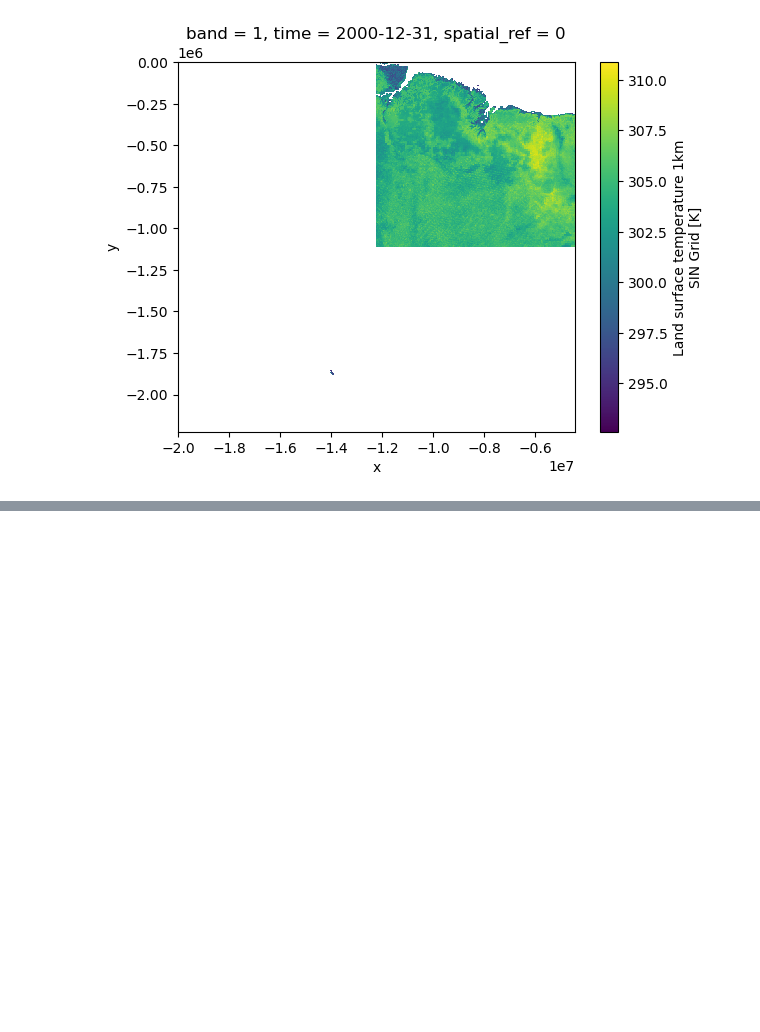
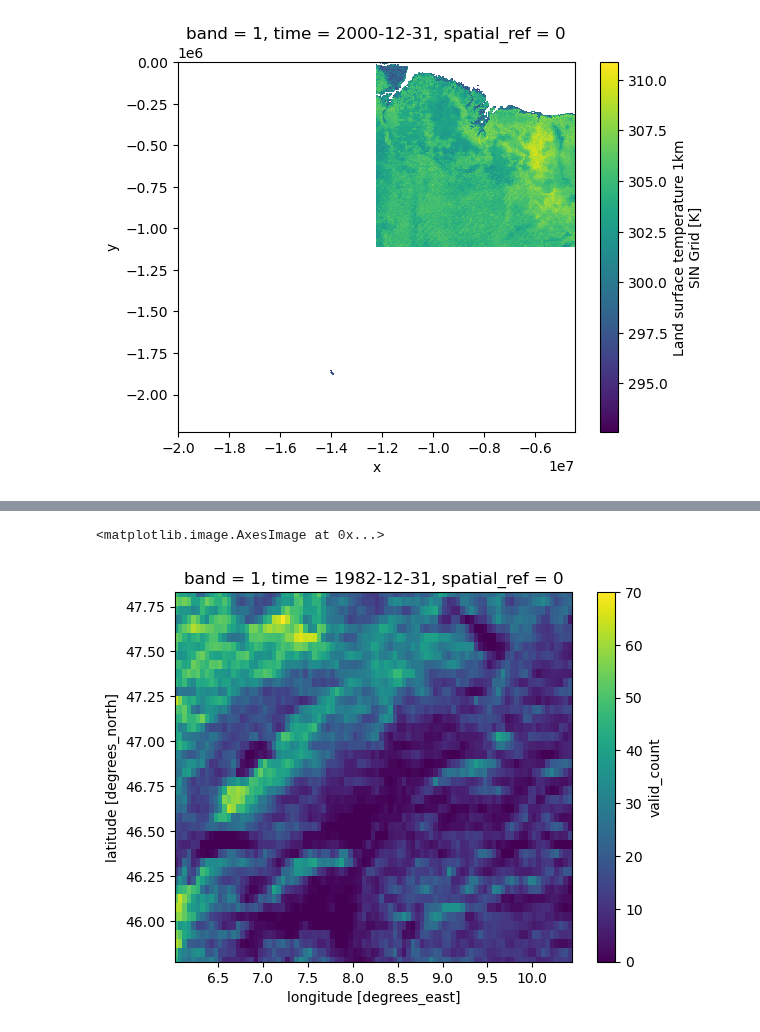
Before and after one commit to felixschulz385/growth-and-temperature, a Jupyter notebook: gnt/experiments/grid.ipynb, the cells around one changed output, grey strips where cells are left out. Cells and saved outputs as stored; diff of their text form; code cells hidden in the pictures; blank space fills up the shorter version.

```diff
--- a/gnt/experiments/grid.ipynb
+++ b/gnt/experiments/grid.ipynb
@@ -1143,0 +1212,2 @@ test_3.isel(time = 0, band = 0)["max"].plot.imshow()
+# %%
+test = xr.open_zarr("/scicore/home/meiera/schulz0022/projects/growth-and-temperature/data_nobackup/glass/LST/AVHRR/0.05D/processed/stage_2/avhrr_timeseries_reprojected.zarr", decode_coords="all")
@@ -1143,0 +1285,9 @@ test_3.isel(time = 0, band = 0)["max"].plot.imshow()
+# %%
+# Switzerland bbox
+test = test.rio.write_crs(4326)
+test_subset = test.rio.clip_box(6.02260949059, 45.7769477403, 10.4427014502, 47.8308275417).compute()
+# %%
+test_subset.isel(time = 0, band = 0)["valid_count"].plot.imshow()
+# %% [output]
+<matplotlib.image.AxesImage at 0x...>
+[figure, added]
```
Also changed, not shown: parts of 21 cells of this notebook, 1 other file.
